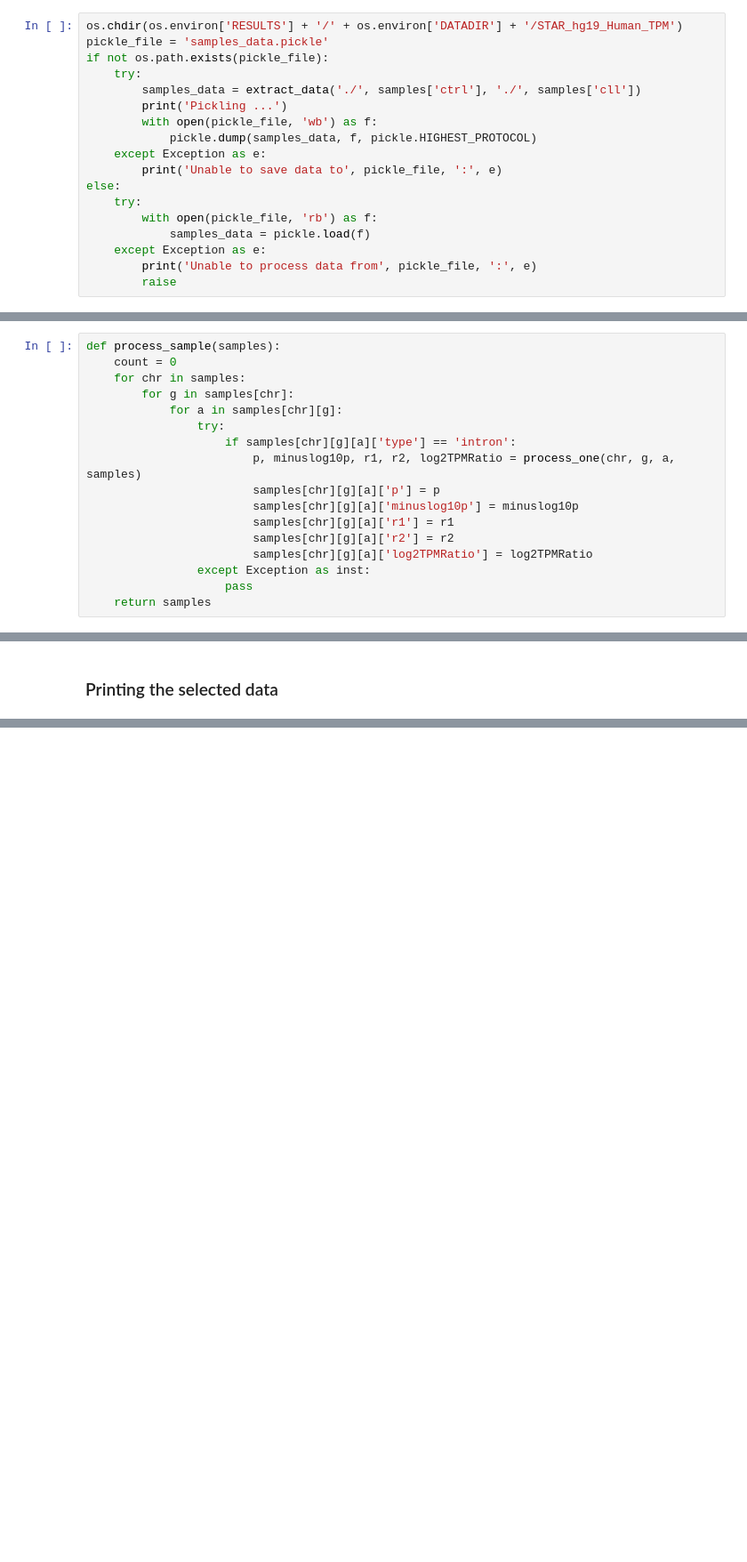
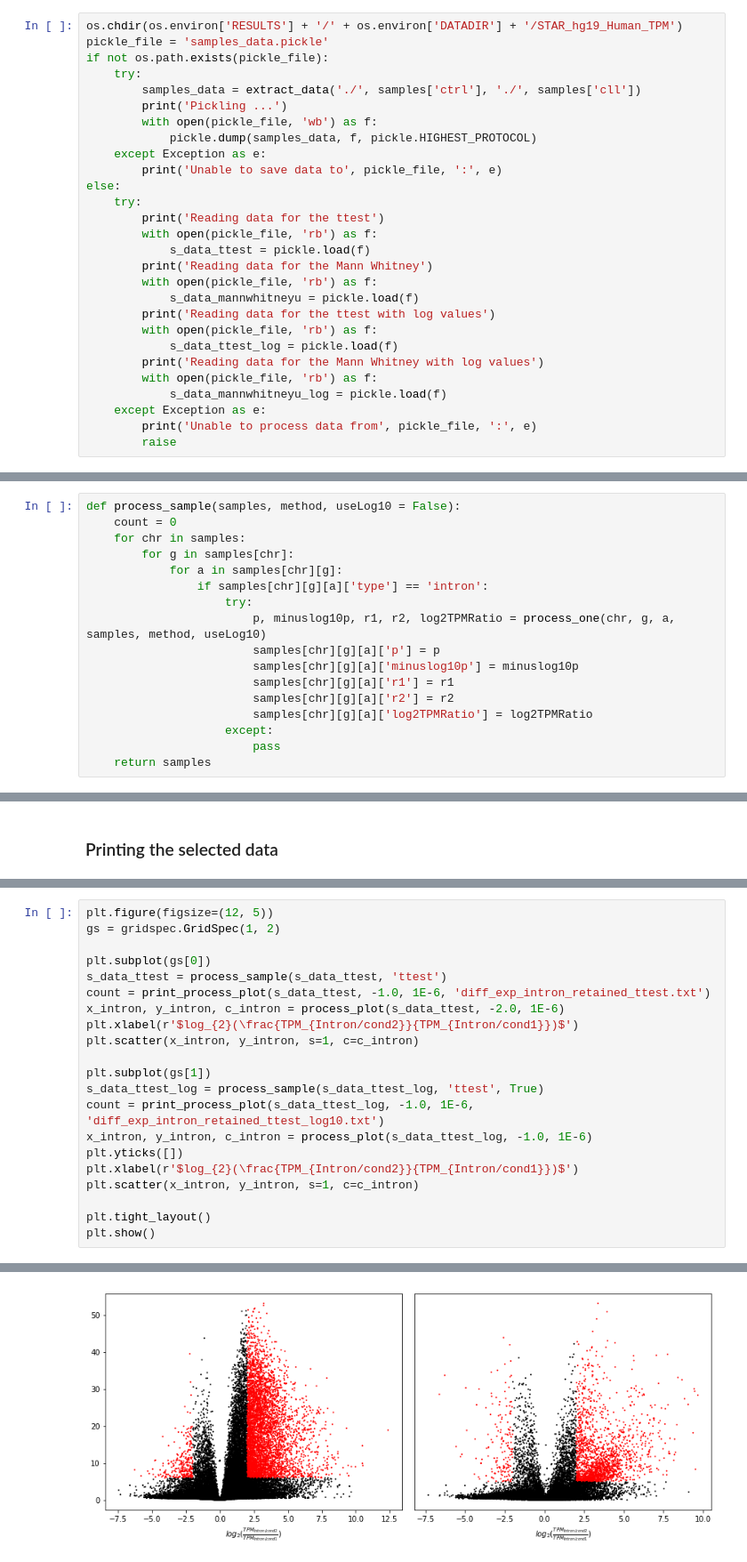
Before and after one commit to r78v10a07/diffexpIR-notebook, a Jupyter notebook: docs/CLL EGAR Data.ipynb, the cells around one changed output, grey strips where cells are left out. Shown at 89% size. Saved outputs shown, nothing was run; the diff lists cells and outputs as text; blank space fills up the shorter version.

```diff
--- a/docs/CLL EGAR Data.ipynb
+++ b/docs/CLL EGAR Data.ipynb
@@ -229,8 +229,18 @@ if not os.path.exists(pickle_file):
         print('Unable to save data to', pickle_file, ':', e)
 else:
     try:
+        print('Reading data for the ttest')
         with open(pickle_file, 'rb') as f:
-            samples_data = pickle.load(f)
+            s_data_ttest = pickle.load(f)
+        print('Reading data for the Mann Whitney')
+        with open(pickle_file, 'rb') as f:
+            s_data_mannwhitneyu = pickle.load(f)
+        print('Reading data for the ttest with log values')
+        with open(pickle_file, 'rb') as f:
+            s_data_ttest_log = pickle.load(f)
+        print('Reading data for the Mann Whitney with log values')
+        with open(pickle_file, 'rb') as f:
+            s_data_mannwhitneyu_log = pickle.load(f)
     except Exception as e:
         print('Unable to process data from', pickle_file, ':', e)
         raise
@@ -279,19 +308,19 @@ def process_one(chr, g, a, samples):
 
 This function process all genes with all introns. The results are inserted into the "samples" dictionary.
 # %%
-def process_sample(samples):
+def process_sample(samples, method, useLog10 = False):
     count = 0
     for chr in samples:
         for g in samples[chr]:
             for a in samples[chr][g]:
-                try:
-                    if samples[chr][g][a]['type'] == 'intron':
-                        p, minuslog10p, r1, r2, log2TPMRatio = process_one(chr, g, a, samples)
+                if samples[chr][g][a]['type'] == 'intron':
+                    try:
+                        p, minuslog10p, r1, r2, log2TPMRatio = process_one(chr, g, a, samples, method, useLog10)
                         samples[chr][g][a]['p'] = p
                         samples[chr][g][a]['minuslog10p'] = minuslog10p
                         samples[chr][g][a]['r1'] = r1
                         samples[chr][g][a]['r2'] = r2
                         samples[chr][g][a]['log2TPMRatio'] = log2TPMRatio
-                except Exception as inst:
-                    pass
+                    except:
+                        pass
     return samples
@@ -352,0 +374,22 @@ print(count)
+# %%
+plt.figure(figsize=(12, 5))
+gs = gridspec.GridSpec(1, 2)
+
+plt.subplot(gs[0])
+s_data_ttest = process_sample(s_data_ttest, 'ttest')
+count = print_process_plot(s_data_ttest, -1.0, 1E-6, 'diff_exp_intron_retained_ttest.txt')
+x_intron, y_intron, c_intron = process_plot(s_data_ttest, -2.0, 1E-6)
+plt.xlabel(r'$log_{2}(\frac{TPM_{Intron/cond2}}{TPM_{Intron/cond1}})$')
+plt.scatter(x_intron, y_intron, s=1, c=c_intron)
+
+plt.subplot(gs[1])
+s_data_ttest_log = process_sample(s_data_ttest_log, 'ttest', True)
+count = print_process_plot(s_data_ttest_log, -1.0, 1E-6, 'diff_exp_intron_retained_ttest_log10.txt')
+x_intron, y_intron, c_intron = process_plot(s_data_ttest_log, -1.0, 1E-6)
+plt.yticks([])
+plt.xlabel(r'$log_{2}(\frac{TPM_{Intron/cond2}}{TPM_{Intron/cond1}})$')
+plt.scatter(x_intron, y_intron, s=1, c=c_intron)
+
+plt.tight_layout()
+plt.show()
+# %% [output]
@@ -352,0 +397 @@ print(count)
+[figure, added]
```
Also changed, not shown: parts of 11 cells of this notebook, 1 other file.
